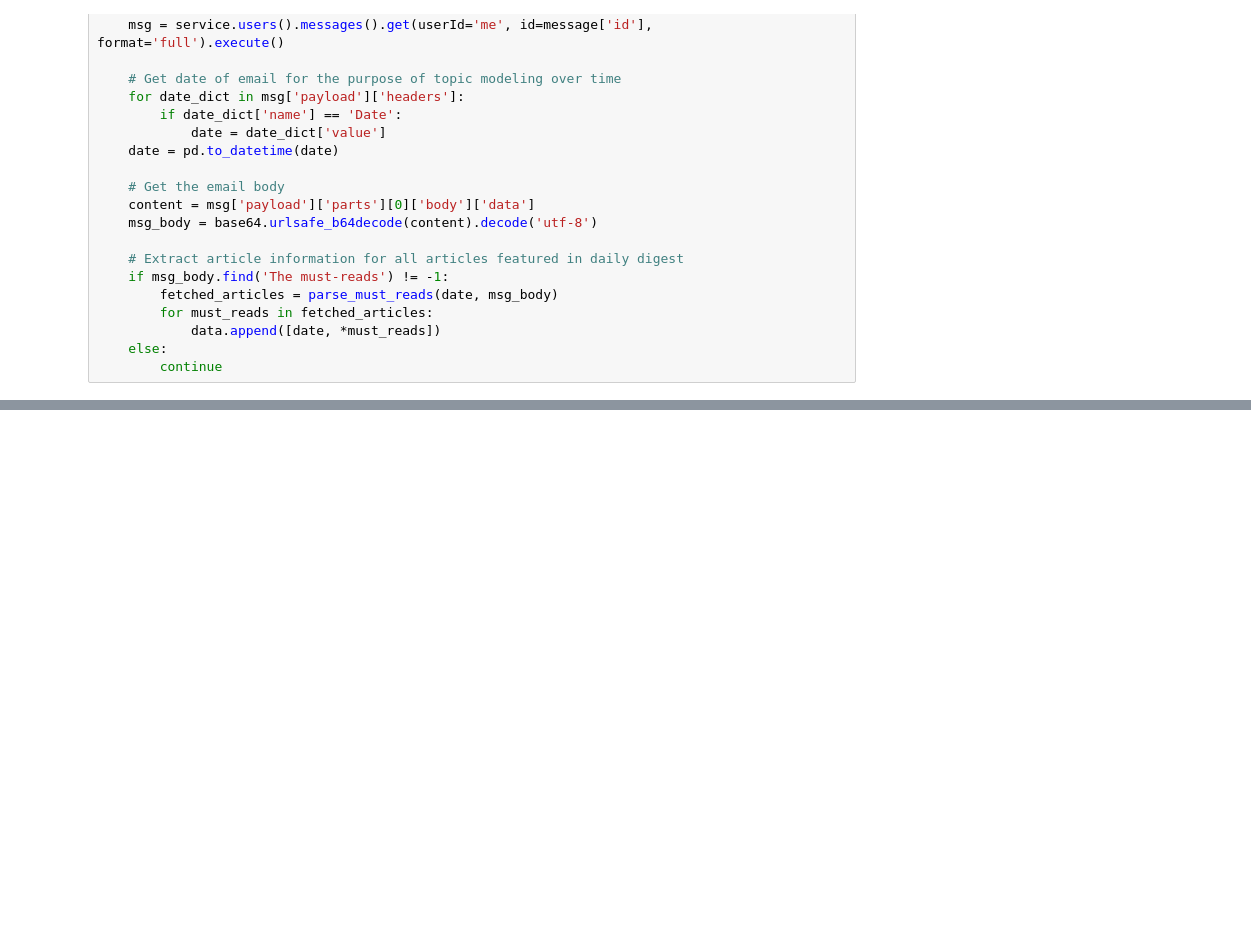
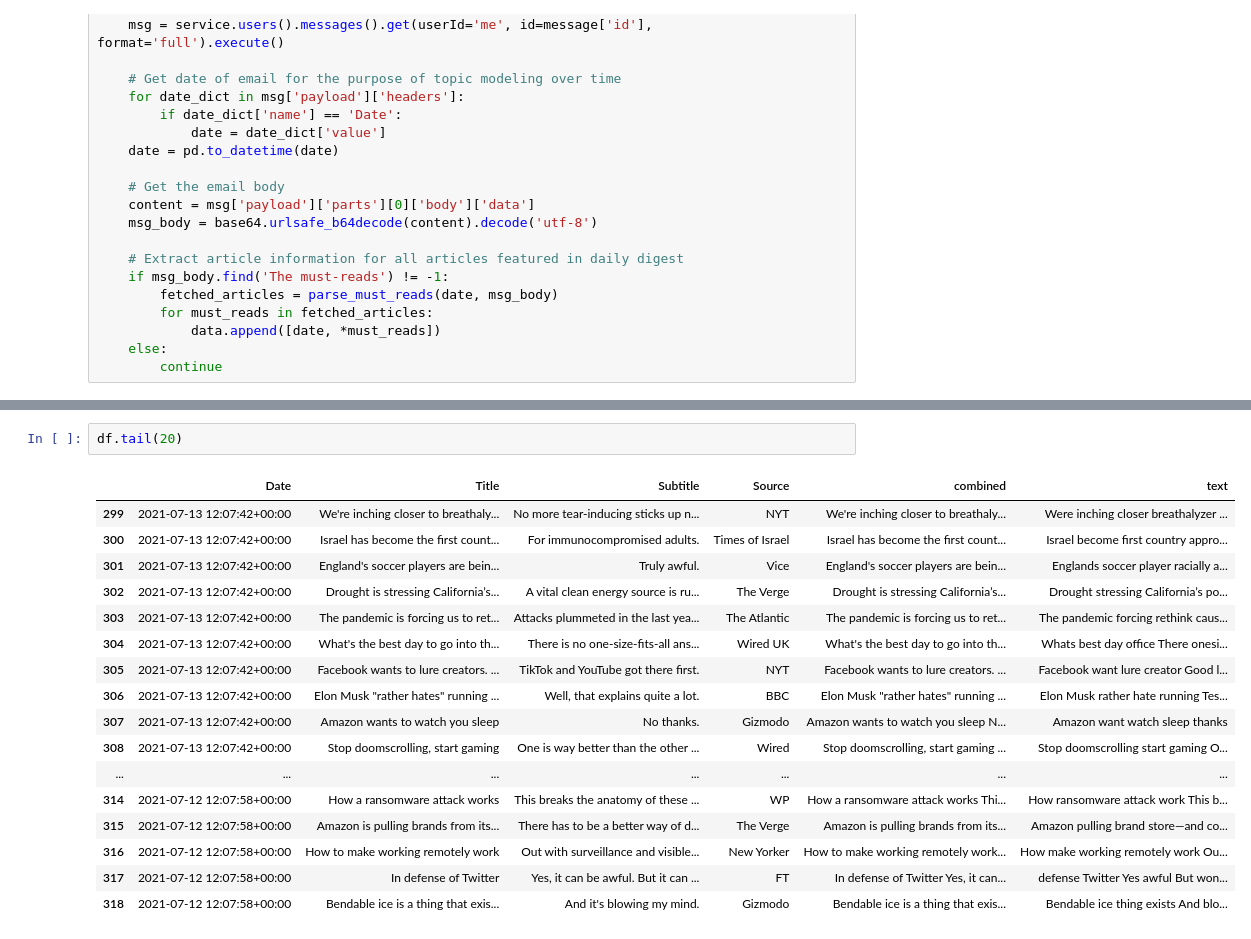
Before and after one commit to sejaldua/digesting-the-digest, a Jupyter notebook: MIT-download-scraper.ipynb, the cells around one changed output, grey strips where cells are left out. Drawn from its saved outputs; the diff is of its cells as text; blank space fills up the shorter version.

```diff
--- a/MIT-download-scraper.ipynb
+++ b/MIT-download-scraper.ipynb
@@ -144,3 +176,23 @@ df['Source'].value_counts().iloc[:10].plot.bar(figsize=(10,6))
+# %%
+df.tail(20)
+# %% [output]
+|  | Date | Title | Subtitle | Source | combined | text |
+| 299 | 2021-07-13 12:07:42+00:00 | We're inching closer to breathaly... | No more tear-inducing sticks up n... | NYT | We're inching closer to breathaly... | Were inching closer breathalyzer ... |
+| 300 | 2021-07-13 12:07:42+00:00 | Israel has become the first count... | For immunocompromised adults. | Times of Israel | Israel has become the first count... | Israel become first country appro... |
+| 301 | 2021-07-13 12:07:42+00:00 | England's soccer players are bein... | Truly awful. | Vice | England's soccer players are bein... | Englands soccer player racially a... |
+| 302 | 2021-07-13 12:07:42+00:00 | Drought is stressing California’s... | A vital clean energy source is ru... | The Verge | Drought is stressing California’s... | Drought stressing California’s po... |
+| 303 | 2021-07-13 12:07:42+00:00 | The pandemic is forcing us to ret... | Attacks plummeted in the last yea... | The Atlantic | The pandemic is forcing us to ret... | The pandemic forcing rethink caus... |
+| 304 | 2021-07-13 12:07:42+00:00 | What's the best day to go into th... | There is no one-size-fits-all ans... | Wired UK | What's the best day to go into th... | Whats best day office There onesi... |
+| 305 | 2021-07-13 12:07:42+00:00 | Facebook wants to lure creators. ... | TikTok and YouTube got there first. | NYT | Facebook wants to lure creators. ... | Facebook want lure creator Good l... |
+| 306 | 2021-07-13 12:07:42+00:00 | Elon Musk "rather hates" running ... | Well, that explains quite a lot. | BBC | Elon Musk "rather hates" running ... | Elon Musk rather hate running Tes... |
+| 307 | 2021-07-13 12:07:42+00:00 | Amazon wants to watch you sleep | No thanks. | Gizmodo | Amazon wants to watch you sleep N... | Amazon want watch sleep thanks |
+| 308 | 2021-07-13 12:07:42+00:00 | Stop doomscrolling, start gaming | One is way better than the other ... | Wired | Stop doomscrolling, start gaming ... | Stop doomscrolling start gaming O... |
+| ... | ... | ... | ... | ... | ... | ... |
+| 314 | 2021-07-12 12:07:58+00:00 | How a ransomware attack works | This breaks the anatomy of these ... | WP | How a ransomware attack works Thi... | How ransomware attack work This b... |
+| 315 | 2021-07-12 12:07:58+00:00 | Amazon is pulling brands from its... | There has to be a better way of d... | The Verge | Amazon is pulling brands from its... | Amazon pulling brand store—and co... |
+| 316 | 2021-07-12 12:07:58+00:00 | How to make working remotely work | Out with surveillance and visible... | New Yorker | How to make working remotely work... | How make working remotely work Ou... |
+| 317 | 2021-07-12 12:07:58+00:00 | In defense of Twitter | Yes, it can be awful. But it can ... | FT | In defense of Twitter Yes, it can... | defense Twitter Yes awful But won... |
+| 318 | 2021-07-12 12:07:58+00:00 | Bendable ice is a thing that exis... | And it's blowing my mind. | Gizmodo | Bendable ice is a thing that exis... | Bendable ice thing exists And blo... |
 # %%
 from wordcloud import WordCloud
 import matplotlib.pyplot as plt
```
Also changed, not shown: parts of 10 cells of this notebook, 2 other files.
